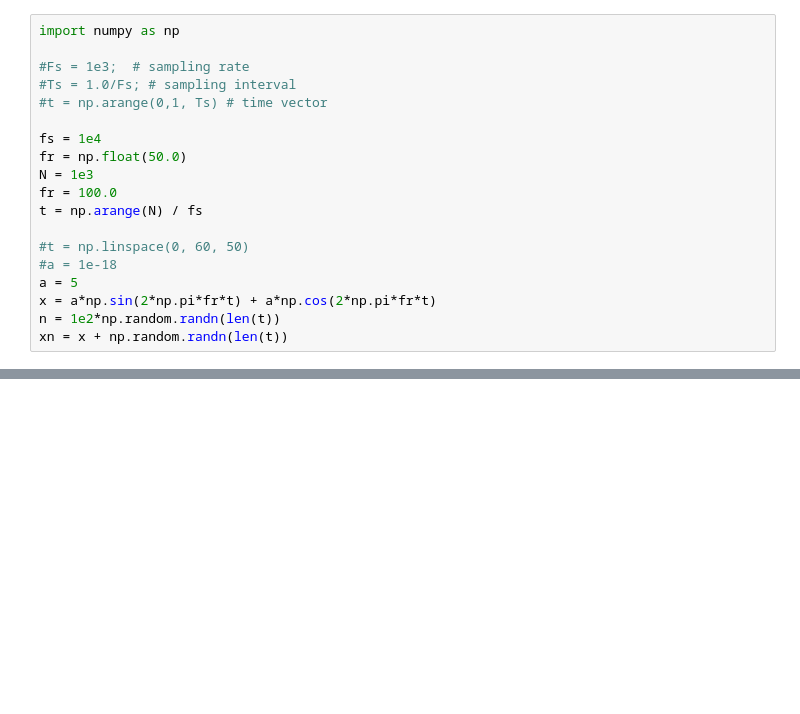
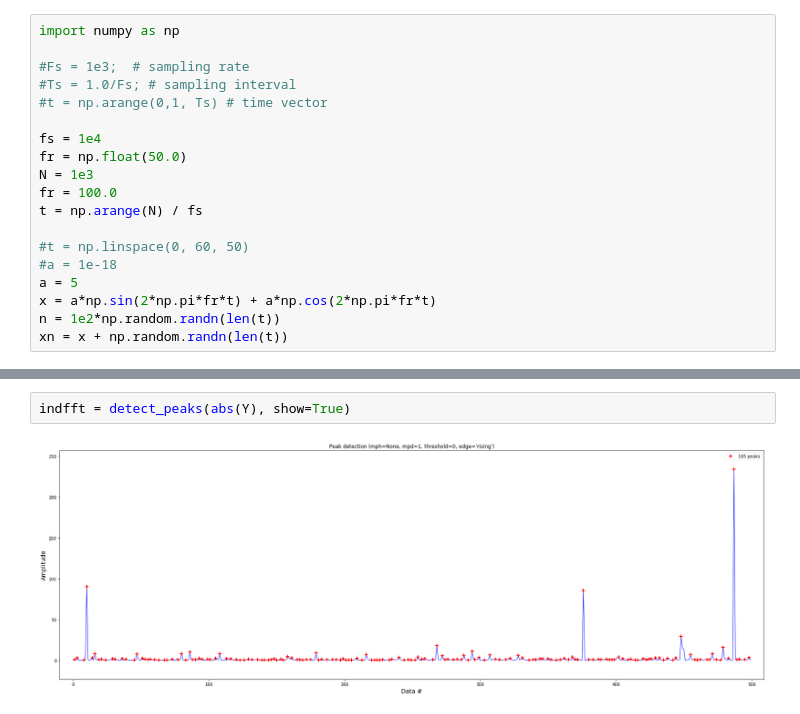
Before and after one commit to SGRGit/gwOsc, a Jupyter notebook: CreateSampleSignalProc.ipynb, the cells around one changed output, grey strips where cells are left out. Drawn from its saved outputs; the diff is of its cells as text; blank space fills up the shorter version.

```diff
--- a/CreateSampleSignalProc.ipynb
+++ b/CreateSampleSignalProc.ipynb
@@ -67,0 +183,4 @@ axft2.plot(frq, abs(Y), 'g', alpha=0.75)
+# %%
+indfft = detect_peaks(abs(Y), show=True)
+# %% [output]
+[figure, added]
```
Also changed, not shown: parts of 6 cells of this notebook.
